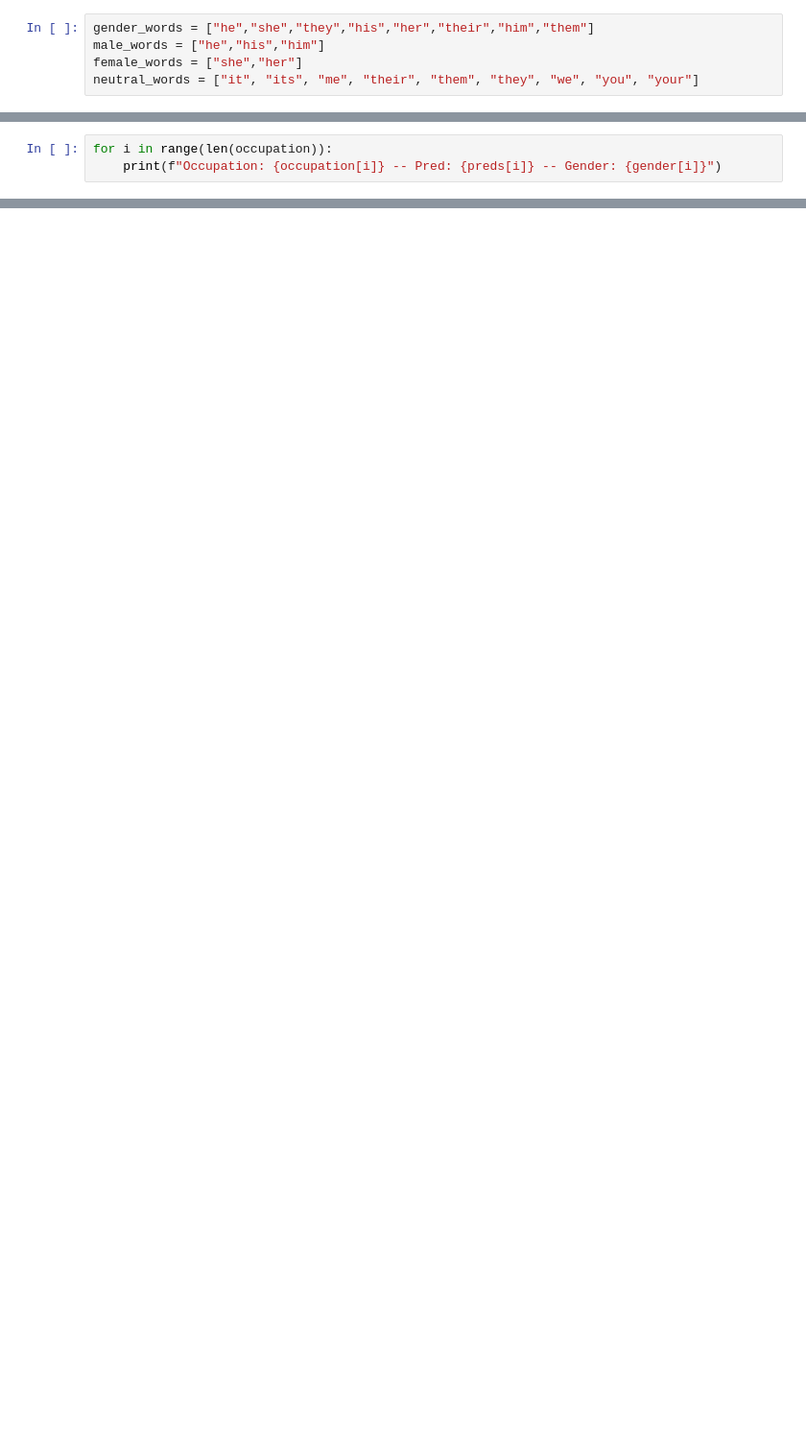
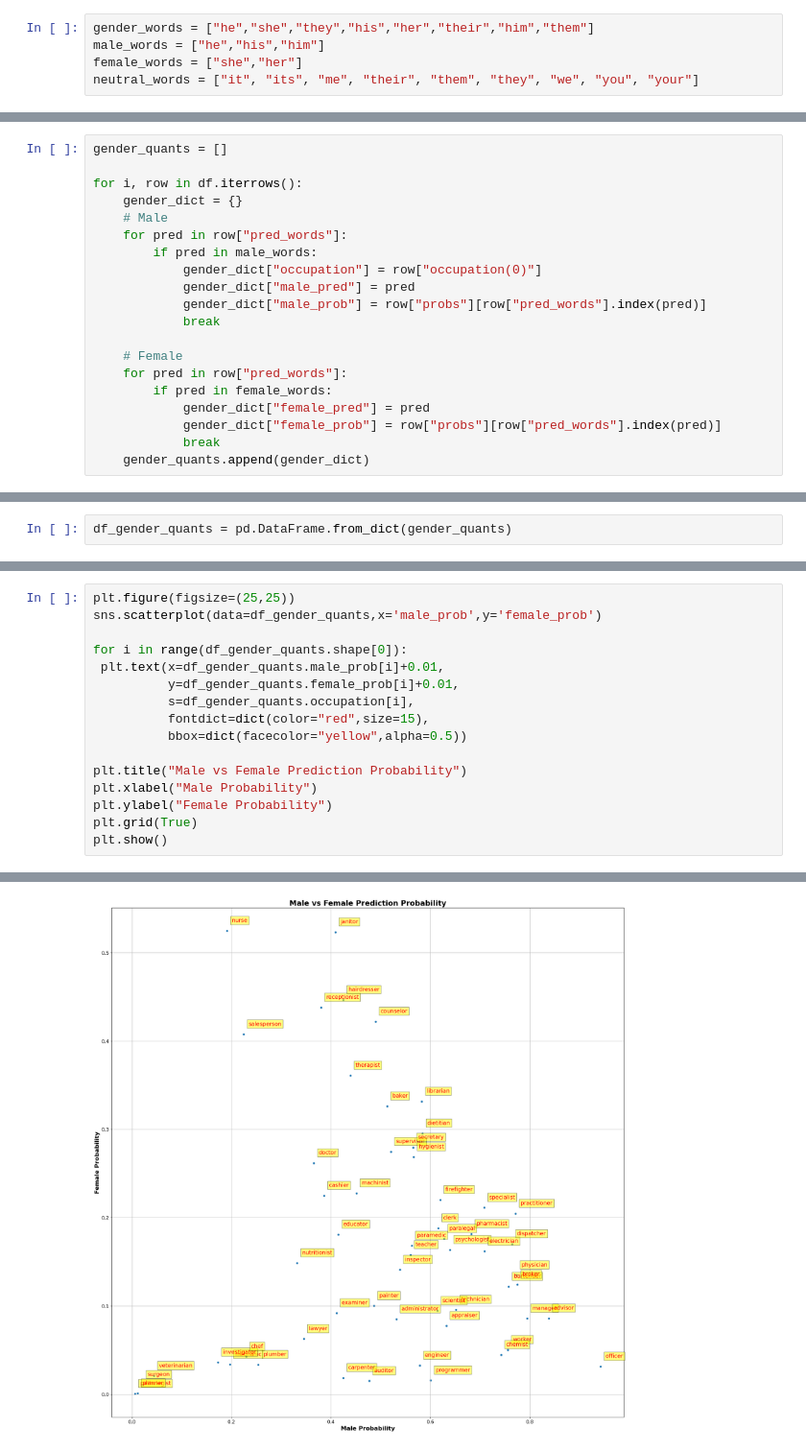
Before and after one commit to msakthiganesh/FairNLP, a Jupyter notebook: fairnlp/Quantifying_AllenNLP.ipynb, the cells around one changed output, grey strips where cells are left out. Shown at 96% size. Saved outputs shown, nothing was run; the diff lists cells and outputs as text; blank space fills up the shorter version.

```diff
--- a/fairnlp/Quantifying_AllenNLP.ipynb
+++ b/fairnlp/Quantifying_AllenNLP.ipynb
@@ -192,3 +195,0 @@ len(occupation), len(preds), len(gender)
-# %%
-for i in range(len(occupation)):
-    print(f"Occupation: {occupation[i]} -- Pred: {preds[i]} -- Gender: {gender[i]}")
@@ -214,0 +196,20 @@ df["final_pred"]
+# %%
+gender_quants = []
+
+for i, row in df.iterrows():
+    gender_dict = {}
+    # Male
+    for pred in row["pred_words"]:
+        if pred in male_words:
+            gender_dict["occupation"] = row["occupation(0)"]
+            gender_dict["male_pred"] = pred
+            gender_dict["male_prob"] = row["probs"][row["pred_words"].index(pred)]
+            break
+
+    # Female
+    for pred in row["pred_words"]:
+        if pred in female_words:
+            gender_dict["female_pred"] = pred
+            gender_dict["female_prob"] = row["probs"][row["pred_words"].index(pred)]
+            break
+    gender_quants.append(gender_dict)
@@ -214,0 +240,2 @@ df["final_pred"]
+# %%
+df_gender_quants = pd.DataFrame.from_dict(gender_quants)
@@ -214,0 +252,17 @@ df["final_pred"]
+# %%
+plt.figure(figsize=(25,25))
+sns.scatterplot(data=df_gender_quants,x='male_prob',y='female_prob')
+
+for i in range(df_gender_quants.shape[0]):
+ plt.text(x=df_gender_quants.male_prob[i]+0.01,
+          y=df_gender_quants.female_prob[i]+0.01,
+          s=df_gender_quants.occupation[i],
+          fontdict=dict(color="red",size=15),
+          bbox=dict(facecolor="yellow",alpha=0.5))
+
+plt.title("Male vs Female Prediction Probability")
+plt.xlabel("Male Probability")
+plt.ylabel("Female Probability")
+plt.grid(True)
+plt.show()
+# %% [output]
@@ -214,0 +275 @@ df["final_pred"]
+[figure, added]
```
Also changed, not shown: parts of 15 cells of this notebook.
